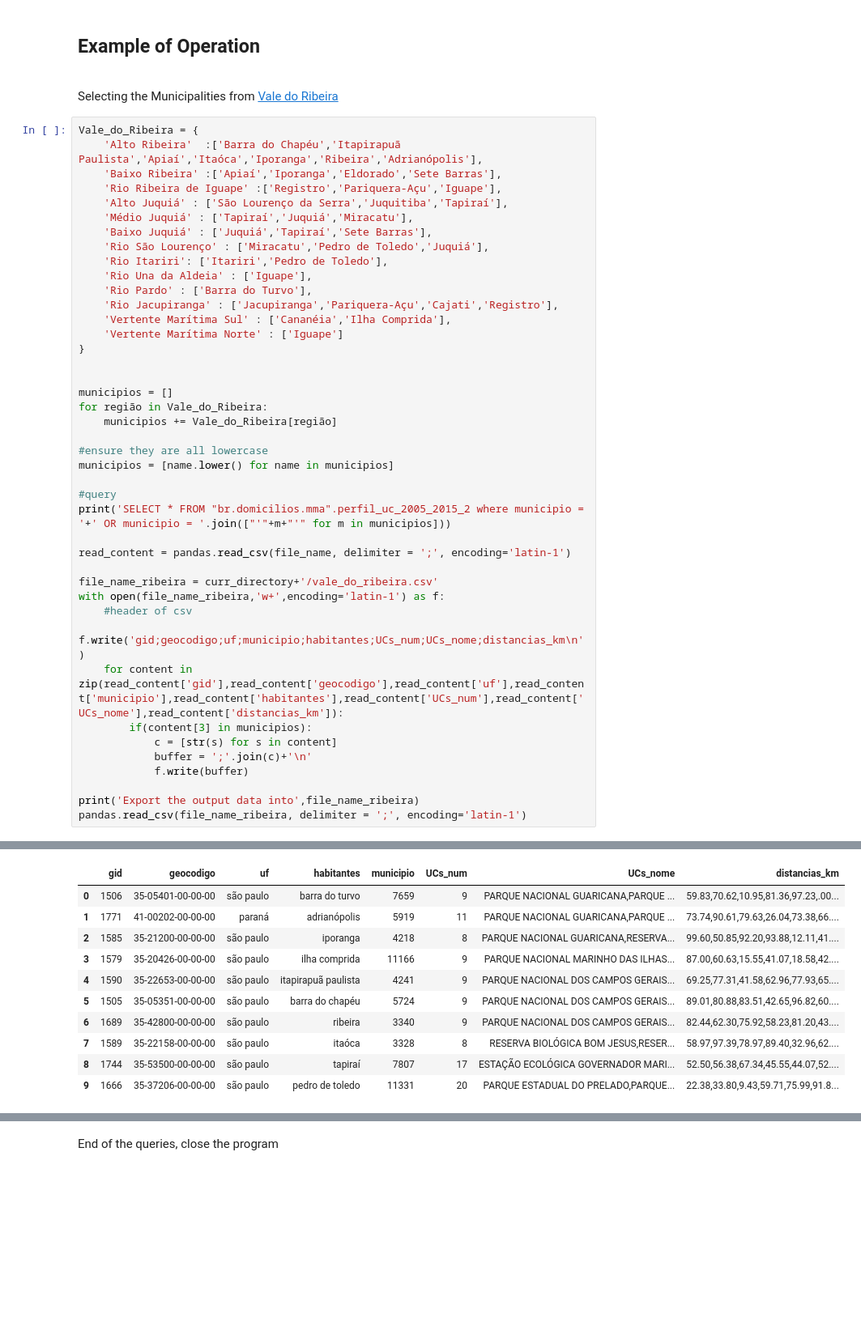
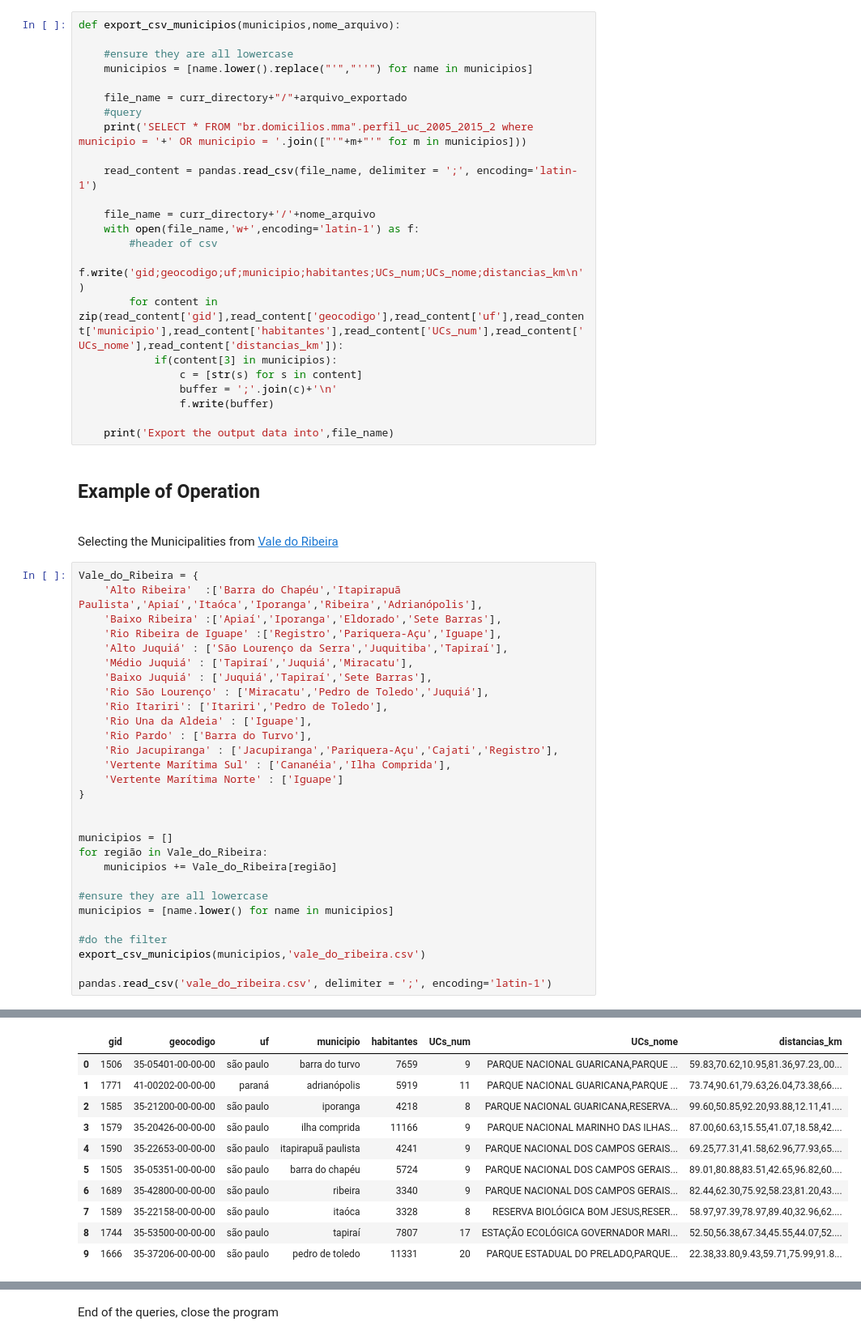
Before and after one commit to halen48/Protected-Areas-Selection, a Jupyter notebook: PARSEC - Find PA.ipynb, the cells around one changed output, grey strips where cells are left out. Shown: that part at 81% size. Saved outputs shown, nothing was run; the diff lists cells and outputs as text; blank space fills up the shorter version.

```diff
--- a/PARSEC - Find PA.ipynb
+++ b/PARSEC - Find PA.ipynb
@@ -315,52 +317,62 @@ Export the output data into C:\Users\Guilherme/results.csv
+# %%
+def export_csv_municipios(municipios,nome_arquivo):
+
+    #ensure they are all lowercase
+    municipios = [name.lower().replace("'","''") for name in municipios]
+
+    file_name = curr_directory+"/"+arquivo_exportado
+    #query
+    print('SELECT * FROM "br.domicilios.mma".perfil_uc_2005_2015_2 where municipio = '+' OR municipio = '.join(["'"+m+"'" for m in municipios]))
+
+    read_content = pandas.read_csv(file_name, delimiter = ';', encoding='latin-1')
+
+    file_name = curr_directory+'/'+nome_arquivo
+    with open(file_name,'w+',encoding='latin-1') as f:
+        #header of csv
+        f.write('gid;geocodigo;uf;municipio;habitantes;UCs_num;UCs_nome;distancias_km\n')
+        for content in zip(read_content['gid'],read_content['geocodigo'],read_content['uf'],read_content['municipio'],read_content['habitantes'],read_content['UCs_num'],read_content['UCs_nome'],read_content['distancias_km']):
+            if(content[3] in municipios):
+                c = [str(s) for s in content]
+                buffer = ';'.join(c)+'\n'
+                f.write(buffer)
+
+    print('Export the output data into',file_name)
 # %% [markdown]
 <h2>Example of Operation</h2>
 <br>Selecting the Municipalities from <a href="https://pt.wikipedia.org/wiki/Vale_do_Ribeira">Vale do Ribeira</a>
 # %%
 Vale_do_Ribeira = {
     'Alto Ribeira'  :['Barra do Chapéu','Itapirapuã Paulista','Apiaí','Itaóca','Iporanga','Ribeira','Adrianópolis'],
     'Baixo Ribeira' :['Apiaí','Iporanga','Eldorado','Sete Barras'],
     'Rio Ribeira de Iguape' :['Registro','Pariquera-Açu','Iguape'],
     'Alto Juquiá' : ['São Lourenço da Serra','Juquitiba','Tapiraí'],
     'Médio Juquiá' : ['Tapiraí','Juquiá','Miracatu'],
     'Baixo Juquiá' : ['Juquiá','Tapiraí','Sete Barras'],
     'Rio São Lourenço' : ['Miracatu','Pedro de Toledo','Juquiá'],
     'Rio Itariri': ['Itariri','Pedro de Toledo'],
     'Rio Una da Aldeia' : ['Iguape'],
     'Rio Pardo' : ['Barra do Turvo'],
     'Rio Jacupiranga' : ['Jacupiranga','Pariquera-Açu','Cajati','Registro'],
     'Vertente Marítima Sul' : ['Cananéia','Ilha Comprida'],
     'Vertente Marítima Norte' : ['Iguape']
 }
 
 
 municipios = []
 for região in Vale_do_Ribeira:
     municipios += Vale_do_Ribeira[região]
 
 #ensure they are all lowercase
 municipios = [name.lower() for name in municipios]
 
-#query
-print('SELECT * FROM "br.domicilios.mma".perfil_uc_2005_2015_2 where municipio = '+' OR municipio = '.join(["'"+m+"'" for m in municipios]))
+#do the filter
+export_csv_municipios(municipios,'vale_do_ribeira.csv')
 
-read_content = pandas.read_csv(file_name, delimiter = ';', encoding='latin-1')
-
-file_name_ribeira = curr_directory+'/vale_do_ribeira.csv'
-with open(file_name_ribeira,'w+',encoding='latin-1') as f:
-    #header of csv
-    f.write('gid;geocodigo;uf;municipio;habitantes;UCs_num;UCs_nome;distancias_km\n')
-    for content in zip(read_content['gid'],read_content['geocodigo'],read_content['uf'],read_content['municipio'],read_content['habitantes'],read_content['UCs_num'],read_content['UCs_nome'],read_content['distancias_km']):
-        if(content[3] in municipios):
-            c = [str(s) for s in content]
-            buffer = ';'.join(c)+'\n'
-            f.write(buffer)
-
-print('Export the output data into',file_name_ribeira)
-pandas.read_csv(file_name_ribeira, delimiter = ';', encoding='latin-1')
+pandas.read_csv('vale_do_ribeira.csv', delimiter = ';', encoding='latin-1')
 # %% [output]
 SELECT * FROM "br.domicilios.mma".perfil_uc_2005_2015_2 where municipio = 'barra do chapéu' OR municipio = 'itapirapuã paulista' OR municipio = 'apiaí' OR municipio = 'itaóca' OR municipio = 'iporanga ...
 Export the output data into C:\Users\Guilherme/vale_do_ribeira.csv
-|  | gid | geocodigo | uf | habitantes | municipio | UCs_num | UCs_nome | distancias_km |
+|  | gid | geocodigo | uf | municipio | habitantes | UCs_num | UCs_nome | distancias_km |
 | 0 | 1506 | 35-05401-00-00-00 | são paulo | barra do turvo | 7659 | 9 | PARQUE NACIONAL GUARICANA,PARQUE ... | 59.83,70.62,10.95,81.36,97.23,.00... |
 | 1 | 1771 | 41-00202-00-00-00 | paraná | adrianópolis | 5919 | 11 | PARQUE NACIONAL GUARICANA,PARQUE ... | 73.74,90.61,79.63,26.04,73.38,66.... |
 | 2 | 1585 | 35-21200-00-00-00 | são paulo | iporanga | 4218 | 8 | PARQUE NACIONAL GUARICANA,RESERVA... | 99.60,50.85,92.20,93.88,12.11,41.... |
```
Also changed, not shown: parts of 5 cells of this notebook.
